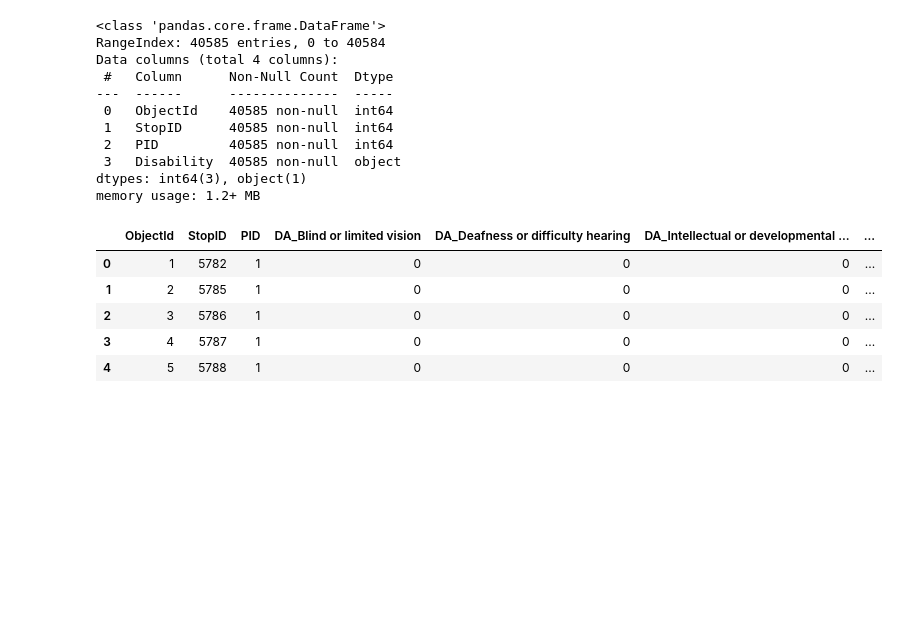
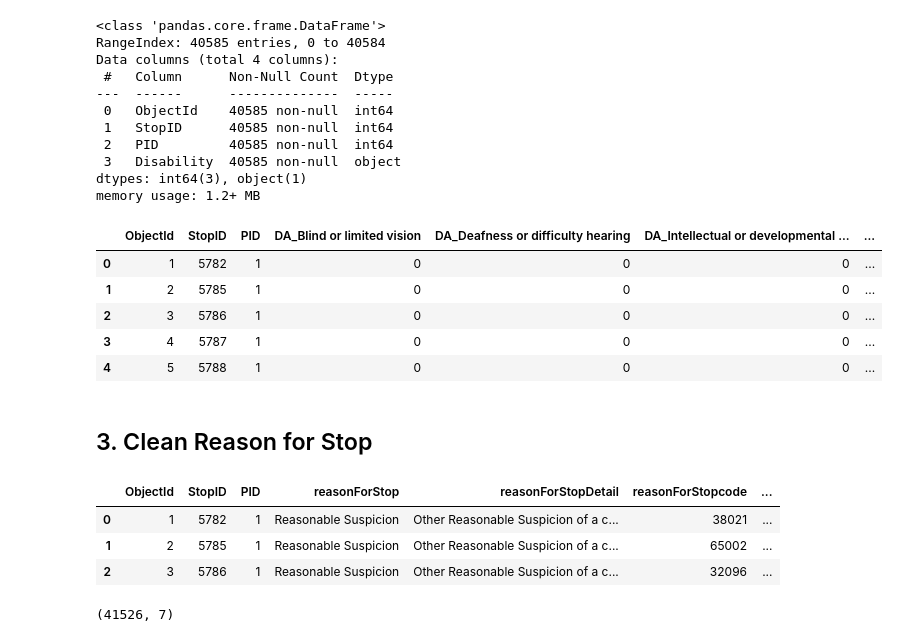
Before and after one commit to tsamba120/Long-Beach-Policing-Analysis, a Jupyter notebook: cleaning_notebooks/clean_raw_tables_canvas.ipynb, the cells around one changed output. Saved outputs shown, nothing was run; the diff lists cells and outputs as text; code cells hidden in the pictures; blank space fills up the shorter version.

```diff
--- a/cleaning_notebooks/pre_EDA_cleaning.ipynb
+++ b/cleaning_notebooks/clean_raw_tables_canvas.ipynb
@@ -187,0 +219,16 @@ def
+# %% [markdown]
+## 3. Clean Reason for Stop
+# %%
+reason_stop_df = pd.read_csv('./raw_data/3. reasonForStop.csv')
+reason_stop_df.rename(columns= lambda x: re.sub('properties.', '', x), inplace=True)
+# %%
+reason_stop_df.head(3)
+# %% [output]
+|  | ObjectId | StopID | PID | reasonForStop | reasonForStopDetail | reasonForStopcode | ... |
+| 0 | 1 | 5782 | 1 | Reasonable Suspicion | Other Reasonable Suspicion of a c... | 38021 | ... |
+| 1 | 2 | 5785 | 1 | Reasonable Suspicion | Other Reasonable Suspicion of a c... | 65002 | ... |
+| 2 | 3 | 5786 | 1 | Reasonable Suspicion | Other Reasonable Suspicion of a c... | 32096 | ... |
+# %%
+reason_stop_df.shape
+# %% [output]
+(41526, 7)
```
Also changed, not shown: parts of 17 cells of this notebook, 1 other file.
